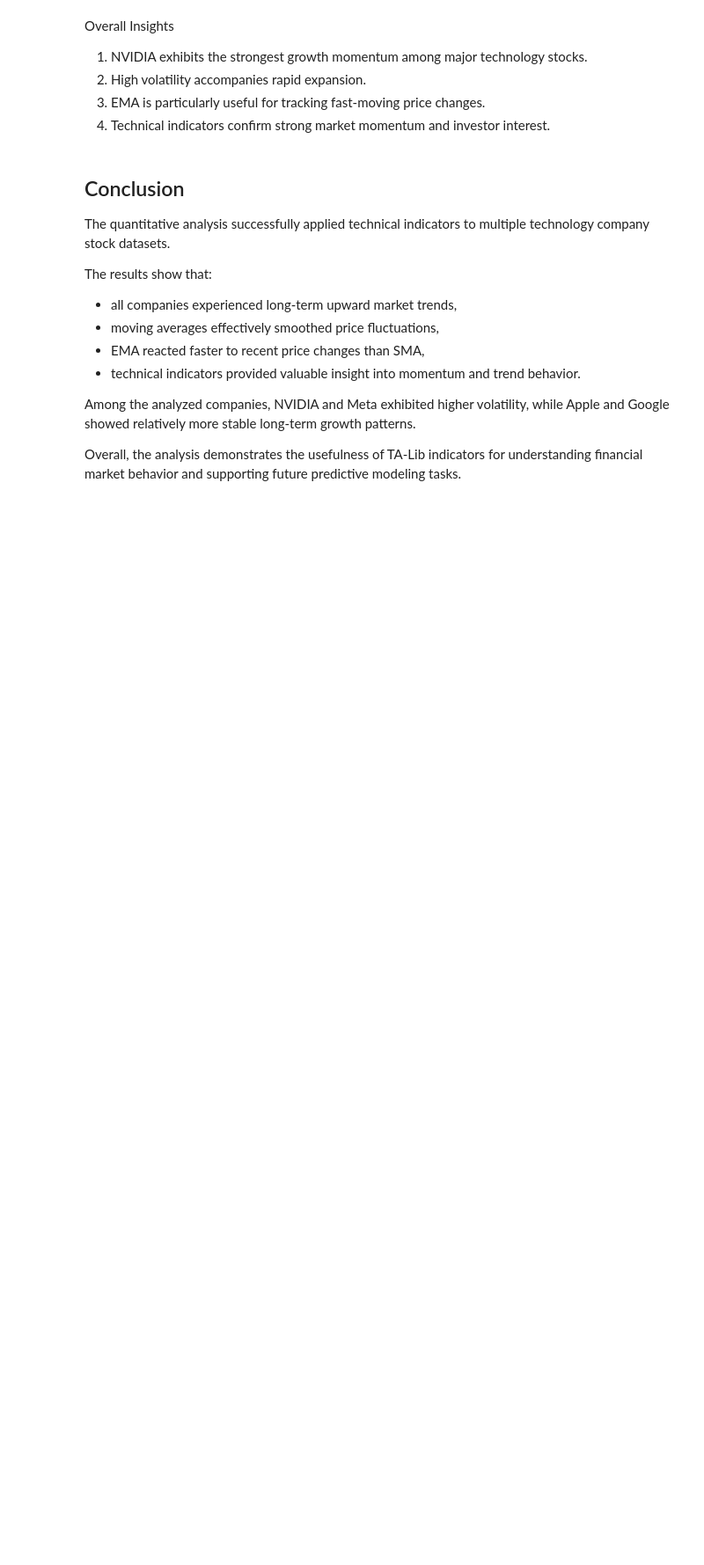
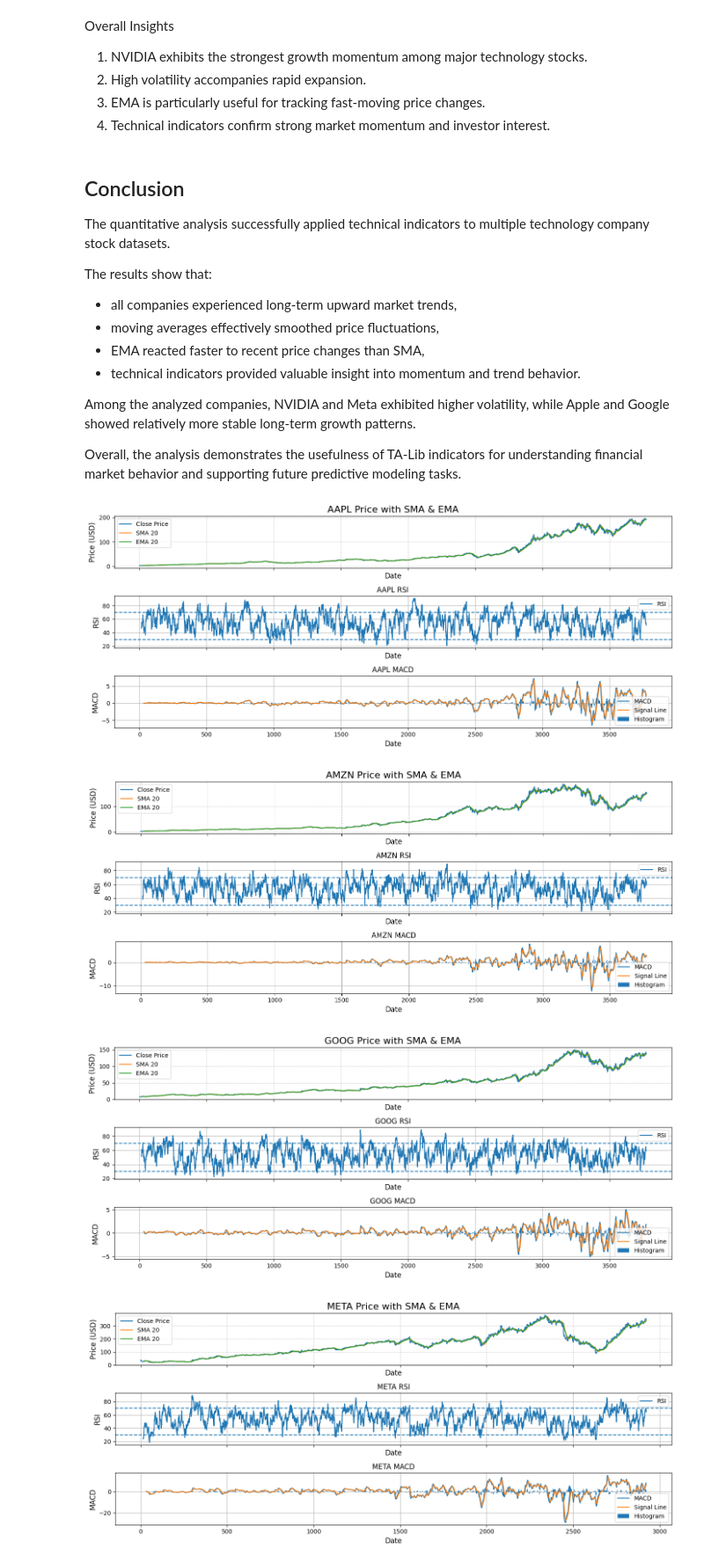
Before and after one commit to yenguandroid/Predicting-Price-using-news-sentiment-analysis, a Jupyter notebook: notebooks/task2_quantitative_analysis.ipynb, the cells around one changed output. Shown at 88% size. Drawn from its saved outputs; the diff is of its cells as text; code cells hidden in the pictures; blank space fills up the shorter version.

Commit message:
feat: add reusable technical indicator visualization function

```diff
--- a/notebooks/task2_quantitative_analysis.ipynb
+++ b/notebooks/task2_quantitative_analysis.ipynb
@@ -296,0 +307,38 @@ Overall, the analysis demonstrates the usefulness of TA-Lib indicators for under
+# %%
+#Step 2: Define Company Dataset Paths
+companies = {
+    "AAPL": "../data/raw/AAPL.csv",
+    "AMZN": "../data/raw/AMZN.csv",
+    "GOOG": "../data/raw/GOOG.csv",
+    "META": "../data/raw/META.csv",
+    "NVDA": "../data/raw/NVDA.csv"
+}
+# %%
+#Step 3: Load Datasets
+datasets = {}
+
+for company, path in companies.items():
+
+    df = load_and_clean_stock_data(path)
+
+    datasets[company] = df
+# %%
+#Step 4: Add Technical Indicators
+for company in datasets:
+
+    datasets[company] = add_indicators(
+        datasets[company]
+    )
+# %%
+#Plot All Companies
+for company in datasets:
+
+    plot_technical_indicators(
+        datasets[company],
+        company
+    )
+# %% [output]
+[figure, added]
+[figure, added]
+[figure, added]
+[figure, added]
```
Also changed, not shown: parts of 2 cells of this notebook, 1 other file.
